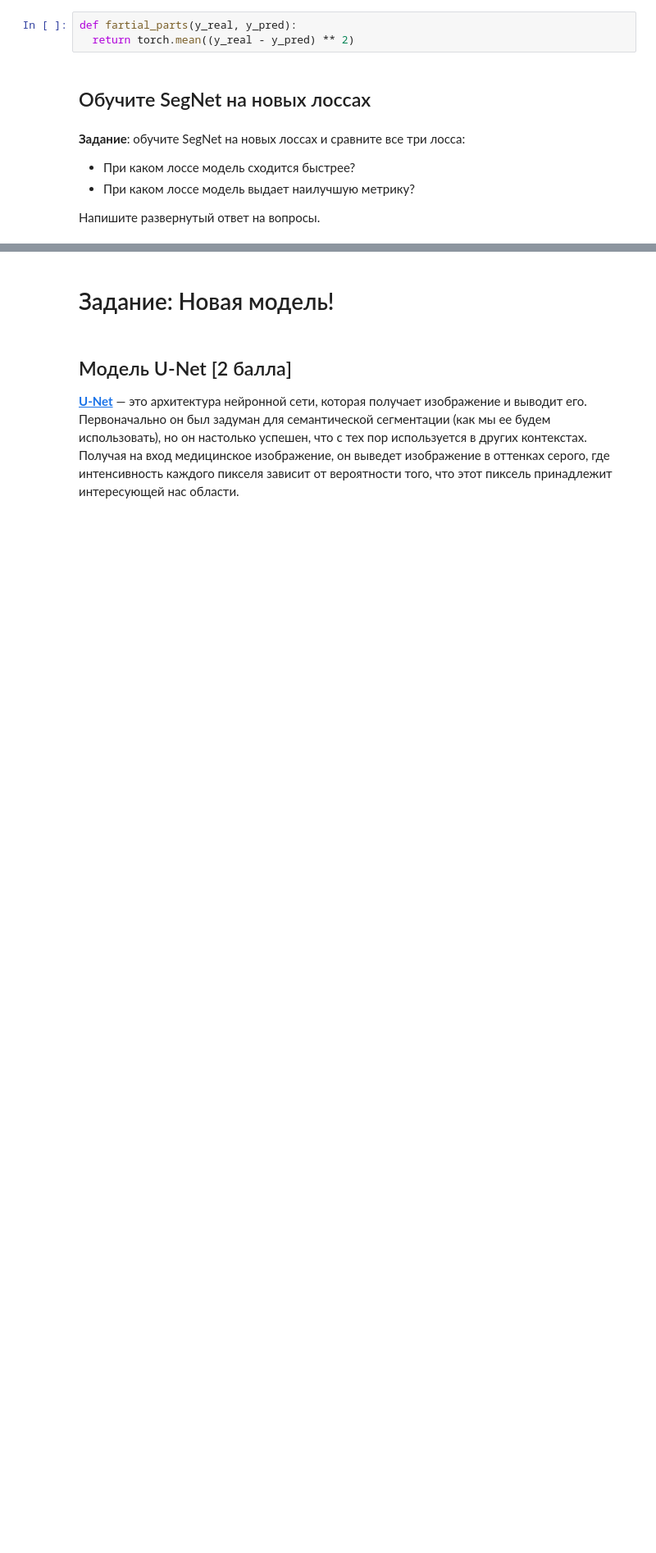
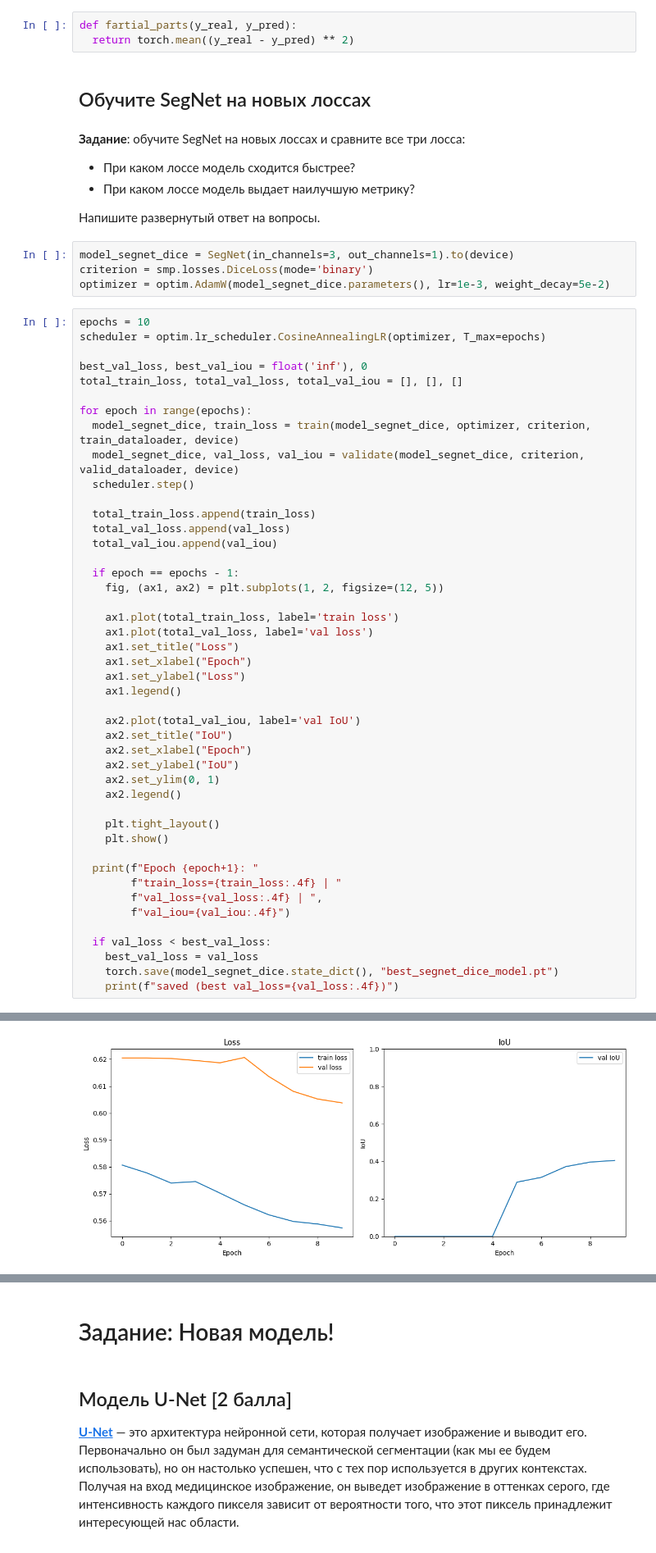
Before and after one commit to blckvia/DeepLearningSchool, a Jupyter notebook: week_08_semantic_segmentation/Homework/hw_6_semantic_segmentation.ipynb, the cells around one changed output, grey strips where cells are left out. Shown at 82% size. Drawn from its saved outputs; the diff is of its cells as text; blank space fills up the shorter version.

```diff
--- a/week_08_semantic_segmentation/Homework/hw_6_semantic_segmentation.ipynb
+++ b/week_08_semantic_segmentation/Homework/hw_6_semantic_segmentation.ipynb
@@ -862,3 +884,53 @@ def fartial_parts(y_real, y_pred):
 *   При каком лоссе модель выдает наилучшую метрику?
 
 Напишите развернутый ответ на вопросы.
+# %%
+model_segnet_dice = SegNet(in_channels=3, out_channels=1).to(device)
+criterion = smp.losses.DiceLoss(mode='binary')
+optimizer = optim.AdamW(model_segnet_dice.parameters(), lr=1e-3, weight_decay=5e-2)
+# %%
+epochs = 10
+scheduler = optim.lr_scheduler.CosineAnnealingLR(optimizer, T_max=epochs)
+
+best_val_loss, best_val_iou = float('inf'), 0
+total_train_loss, total_val_loss, total_val_iou = [], [], []
+
+for epoch in range(epochs):
+  model_segnet_dice, train_loss = train(model_segnet_dice, optimizer, criterion, train_dataloader, device)
+  model_segnet_dice, val_loss, val_iou = validate(model_segnet_dice, criterion, valid_dataloader, device)
+  scheduler.step()
+
+  total_train_loss.append(train_loss)
+  total_val_loss.append(val_loss)
+  total_val_iou.append(val_iou)
+
+  if epoch == epochs - 1:
+    fig, (ax1, ax2) = plt.subplots(1, 2, figsize=(12, 5))
+
+    ax1.plot(total_train_loss, label='train loss')
+    ax1.plot(total_val_loss, label='val loss')
+    ax1.set_title("Loss")
+    ax1.set_xlabel("Epoch")
+    ax1.set_ylabel("Loss")
+    ax1.legend()
+
+    ax2.plot(total_val_iou, label='val IoU')
+    ax2.set_title("IoU")
+    ax2.set_xlabel("Epoch")
+    ax2.set_ylabel("IoU")
+    ax2.set_ylim(0, 1)
+    ax2.legend()
+
+    plt.tight_layout()
+    plt.show()
+
+  print(f"Epoch {epoch+1}: "
+        f"train_loss={train_loss:.4f} | "
+        f"val_loss={val_loss:.4f} | ",
+        f"val_iou={val_iou:.4f}")
+
+  if val_loss < best_val_loss:
+    best_val_loss = val_loss
+    torch.save(model_segnet_dice.state_dict(), "best_segnet_dice_model.pt")
+    print(f"saved (best val_loss={val_loss:.4f})")
+# %% [output]
@@ -864,0 +954 @@ def fartial_parts(y_real, y_pred):
+[figure, added]
```
Also changed, not shown: parts of 5 cells of this notebook.
